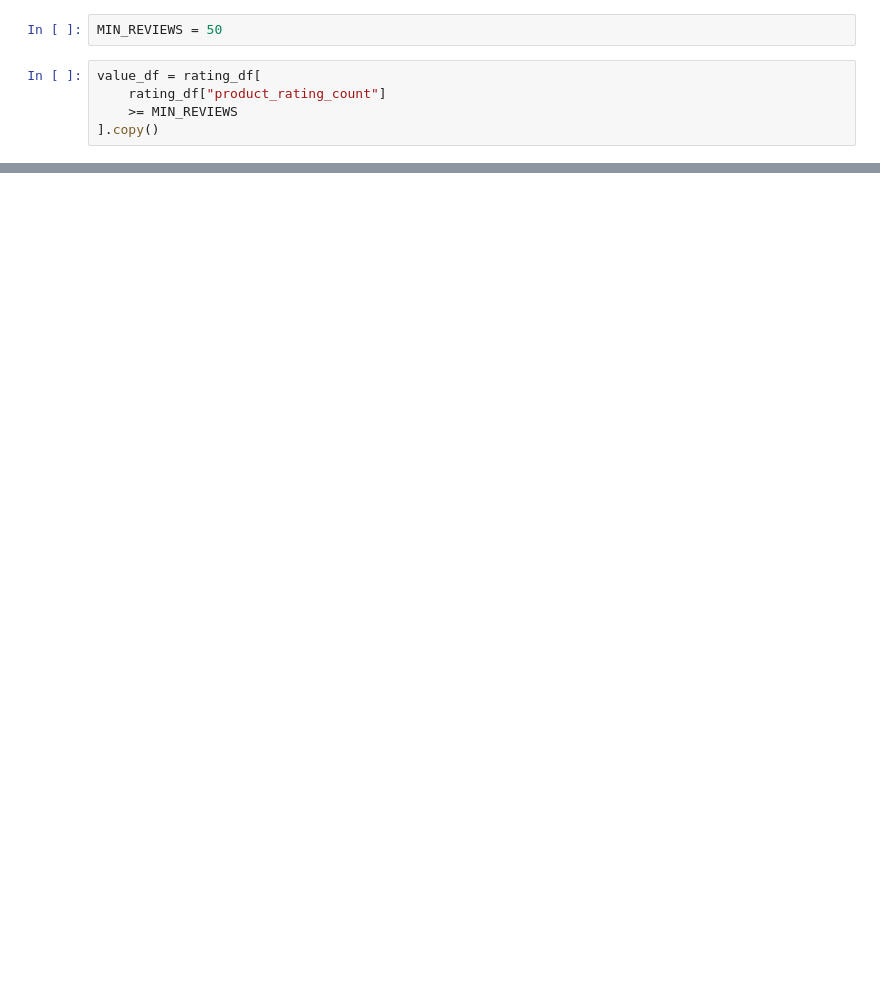
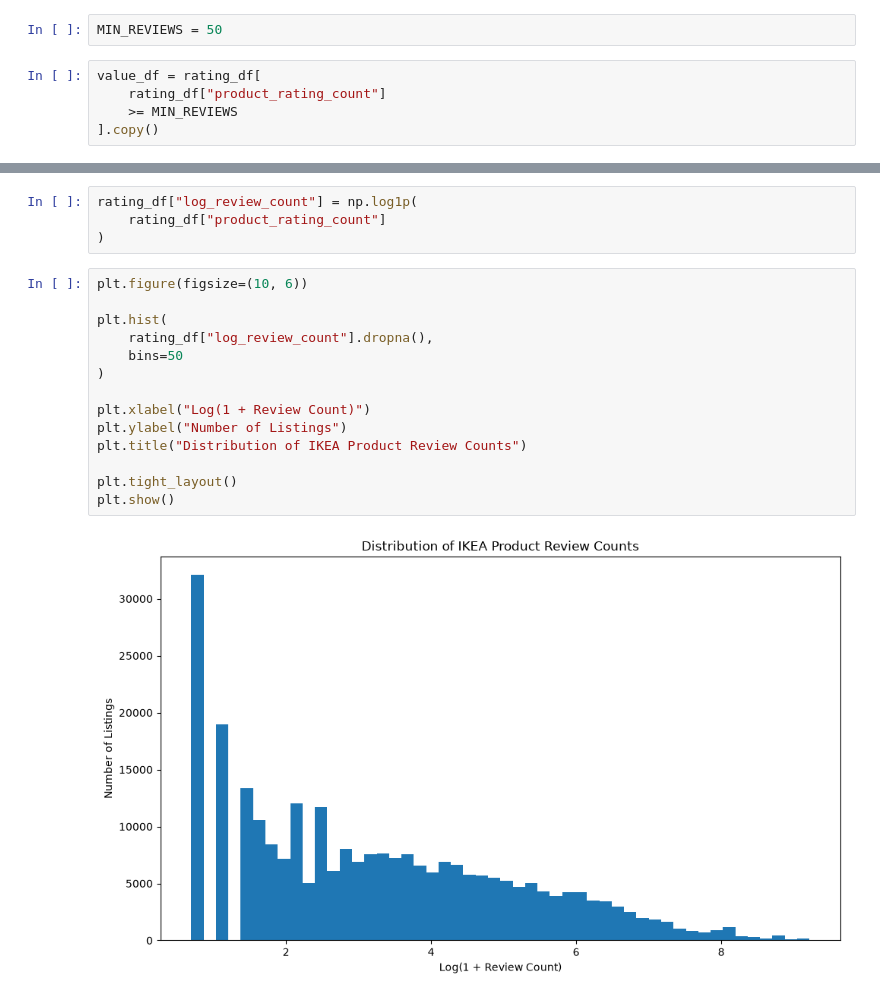
Before and after one commit to andrew-zhou23/ikea-global-pricing-analysis, a Jupyter notebook: notebooks/ikea_global_pricing_analysis.ipynb, the cells around one changed output, grey strips where cells are left out. Cells and saved outputs as stored; diff of their text form; blank space fills up the shorter version.

```diff
--- a/notebooks/ikea_global_pricing_analysis.ipynb
+++ b/notebooks/ikea_global_pricing_analysis.ipynb
@@ -901,0 +1084,20 @@ value_df = rating_df[
+# %%
+rating_df["log_review_count"] = np.log1p(
+    rating_df["product_rating_count"]
+)
+# %%
+plt.figure(figsize=(10, 6))
+
+plt.hist(
+    rating_df["log_review_count"].dropna(),
+    bins=50
+)
+
+plt.xlabel("Log(1 + Review Count)")
+plt.ylabel("Number of Listings")
+plt.title("Distribution of IKEA Product Review Counts")
+
+plt.tight_layout()
+plt.show()
+# %% [output]
+[figure, added]
```
Also changed, not shown: parts of 35 cells of this notebook, 3 other files.
